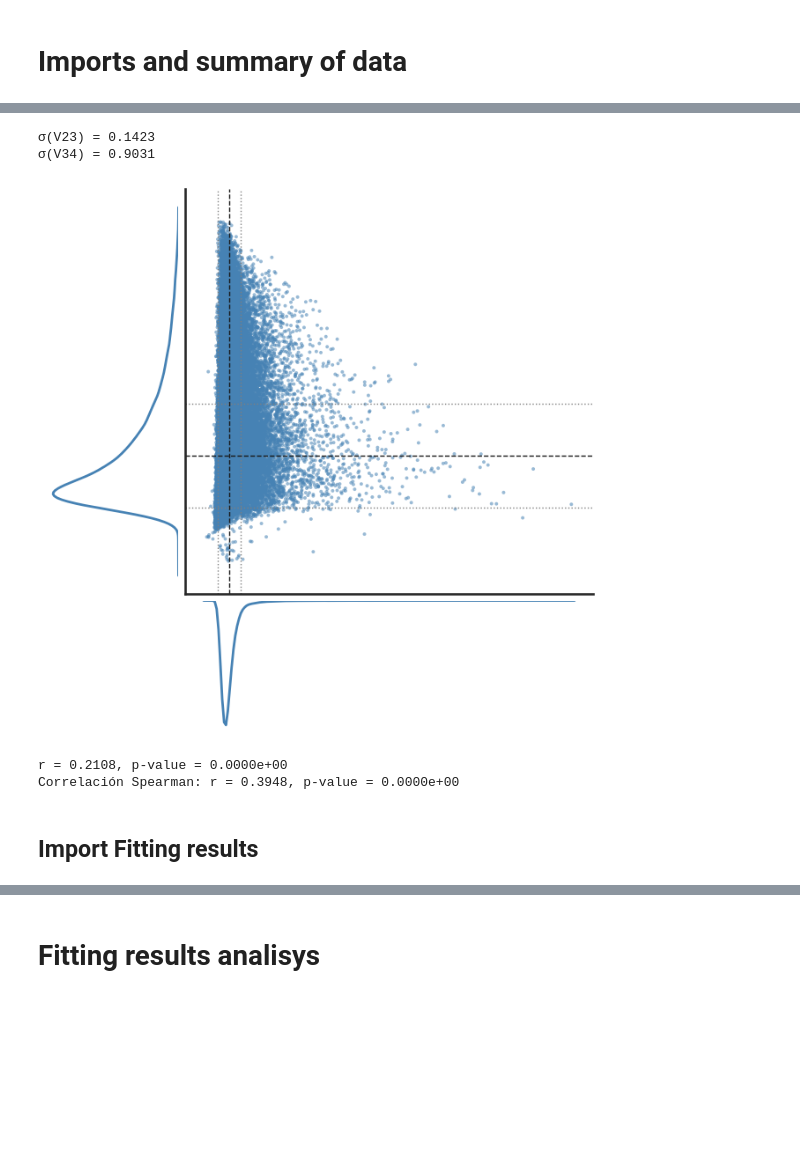
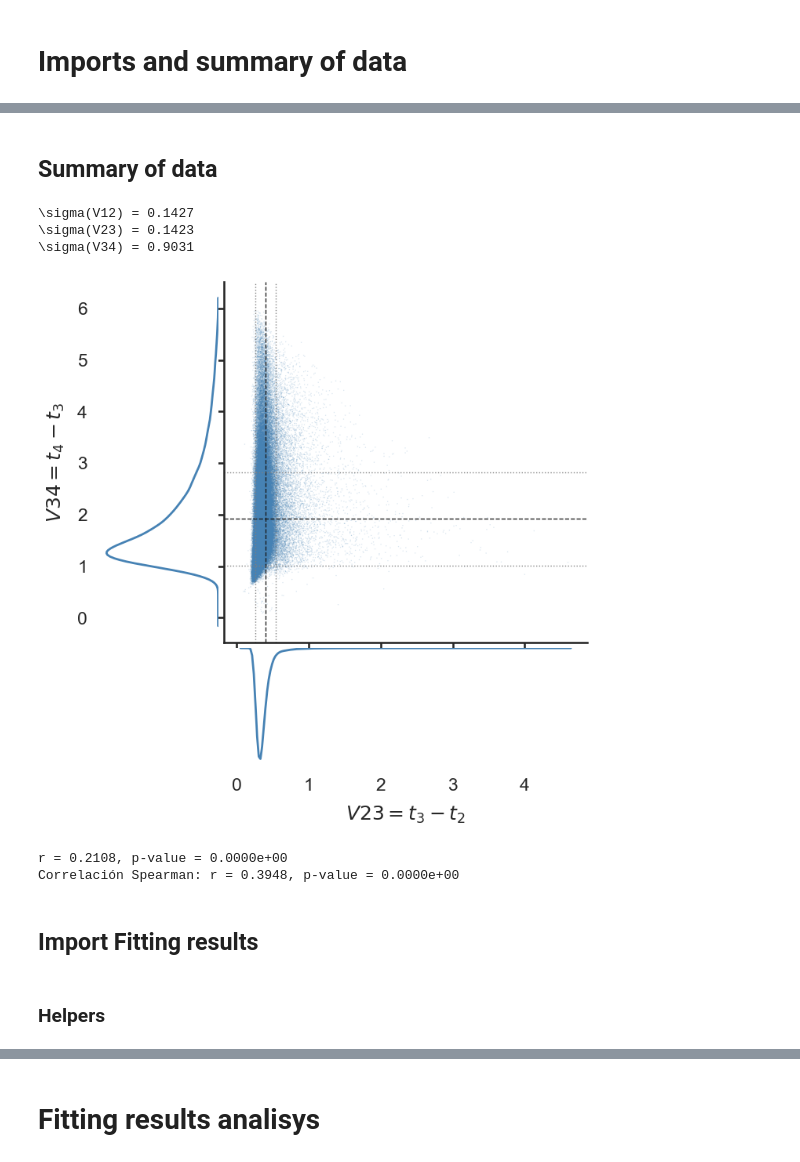
Before and after one commit to javirm3/TFG, a Jupyter notebook: simulations/code/fitting/fitting_plots_final.ipynb, the cells around one changed output, grey strips where cells are left out. Drawn from its saved outputs; the diff is of its cells as text; code cells hidden in the pictures; blank space fills up the shorter version.

```diff
--- a/simulations/code/fitting/fitting_plots_final.ipynb
+++ b/simulations/code/fitting/fitting_plots_final.ipynb
@@ -109,87 +65,75 @@ Name: timepoint_4, dtype: float64
+# %% [markdown]
+## Summary of data
 # %%
-from matplotlib.gridspec import GridSpec
-
-# --- Calcular diferencias ---
 df['V12'] = df['timepoint_2'] - df['timepoint_1']
 df['V23'] = df['timepoint_3'] - df['timepoint_2']
 df['V34'] = df['timepoint_4'] - df['timepoint_3']
 
-# --- Asegurar datos numéricos y limpiar ---
-df2 = df[['V23', 'V34']].copy()
-df2['V23'] = pd.to_numeric(df2['V23'], errors='coerce')
-df2['V34'] = pd.to_numeric(df2['V34'], errors='coerce')
-df2 = df2.replace([np.inf, -np.inf], np.nan).dropna()
 
-# --- Estadísticos ---
-m_v12, m_v34 = df2['V23'].mean(), df2['V34'].mean()
-sigma_v12, sigma_v34 = df2['V23'].std(ddof=1), df2['V34'].std(ddof=1)
-print(f"σ(V23) = {sigma_v12:.4f}")
-print(f"σ(V34) = {sigma_v34:.4f}")
+m_v12, m_v23, m_v34 = df['V12'].mean(), df['V23'].mean(), df['V34'].mean()
+sigma_v12, sigma_v23, sigma_v34 = df['V12'].std(ddof=1), df['V23'].std(ddof=1), df['V34'].std(ddof=1)
+print(f"\sigma(V12) = {sigma_v12:.4f}")
+print(f"\sigma(V23) = {sigma_v23:.4f}")
+print(f"\sigma(V34) = {sigma_v34:.4f}")
 
-# --- Layout base ---
+
+var1 = "V23"
+var2 = "V34"
+
 sns.set(style="white", context="talk")
 fig = plt.figure(figsize=(8, 8))
 gs = GridSpec(4, 4, figure=fig, hspace=0.05, wspace=0.05)
 
 ax_joint = fig.add_subplot(gs[0:3, 1:4])
 ax_xmarg = fig.add_subplot(gs[3, 1:4], sharex=ax_joint)
 ax_ymarg = fig.add_subplot(gs[0:3, 0], sharey=ax_joint)
 
-# --- Scatter central ---
-sns.scatterplot( data=df2, x='V23', y='V34', s=8, alpha=0.55, edgecolor='none', ax=ax_joint, color='steelblue')
+sns.scatterplot(data=df, x=var1, y=var2, s=1, alpha=0.2, edgecolor='none', ax=ax_joint, color='steelblue')
 
-# Líneas de media y ±σ
 ax_joint.axvline(m_v12, ls='--', lw=1, color='k')
 ax_joint.axhline(m_v34, ls='--', lw=1, color='k')
 ax_joint.axvline(m_v12 + sigma_v12, ls=':', lw=1, color='gray')
 ax_joint.axvline(m_v12 - sigma_v12, ls=':', lw=1, color='gray')
 ax_joint.axhline(m_v34 + sigma_v34, ls=':', lw=1, color='gray')
 ax_joint.axhline(m_v34 - sigma_v34, ls=':', lw=1, color='gray')
 
-# --- Marginales solo KDE, pegadas e invertidas ---
-sns.kdeplot(x=df2['V23'], ax=ax_xmarg, lw=2, color='steelblue', fill=False)
-sns.kdeplot(y=df2['V34'], ax=ax_ymarg, lw=2, color='steelblue', fill=False)
+
+sns.kdeplot(x=df[var1], ax=ax_xmarg, lw=2, color='steelblue', fill=False)
+sns.kdeplot(y=df[var2], ax=ax_ymarg, lw=2, color='steelblue', fill=False)
 ax_xmarg.invert_yaxis()
 ax_ymarg.invert_xaxis()
 
-# --- Estilo limpio sin ejes ni ticks externos ---
+ax_xmarg.set_yticks([])
+ax_xmarg.set_ylabel('')
+ax_ymarg.set_xticks([])
+ax_ymarg.set_xlabel('')
 for ax in [ax_xmarg, ax_ymarg]:
-    ax.set_xticks([]); ax.set_yticks([])
-    ax.set_xlabel(''); ax.set_ylabel('')
     sns.despine(ax=ax, left=True, bottom=True)
 
-# Quitar números del joint excepto etiquetas
-ax_joint.tick_params(left=False, bottom=False, labelleft=False, labelbottom=False)
+ax_xmarg.set_xlabel(f"${var1} = t_{var1[-1]}-t_{var1[-2]}$", labelpad=10)
+ax_ymarg.set_ylabel(f"${var2} = t_{var2[-1]}-t_{var2[-2]}$", labelpad=10)
 
-# --- Etiquetas principales ---
-ax_joint.set_xlabel("V12 = t₂ - t₁", labelpad=10)
-ax_joint.set_ylabel("V34 = t₄ - t₃", labelpad=10)
-# --- Etiquetas principales (asegura que se vean) ---
-ax_joint.set_xlabel("V12 = t₂ − t₁", labelpad=10)
-ax_joint.set_ylabel("V34 = t₄ − t₃", labelpad=10)
-
-# Si quieres ocultar solo los números (ticks) pero mantener las etiquetas de ejes:
-ax_joint.tick_params(left=False, bottom=False, labelleft=False, labelbottom=False)
 ax_joint.xaxis.set_label_position('bottom')
 ax_joint.yaxis.set_label_position('left')
 
+ax_joint.tick_params(axis='both', which='both', bottom=True, left=True,labelbottom=True, labelleft=True )
+
 sns.despine(ax=ax_joint)
-plt.tight_layout()
 plt.show()
 
-from scipy.stats import pearsonr
 
-r, pval = pearsonr(df2['V23'], df2['V34'])
+r, pval = pearsonr(df[var1], df[var2])
 print(f"r = {r:.4f}, p-value = {pval:.4e}")
-from scipy.stats import spearmanr
-
-r_s, p_s = spearmanr(df2['V23'], df2['V34'])
+r_s, p_s = spearmanr(df[var1], df[var2])
 print(f"Correlación Spearman: r = {r_s:.4f}, p-value = {p_s:.4e}")
 # %% [output]
-σ(V23) = 0.1423
-σ(V34) = 0.9031
+\sigma(V12) = 0.1427
+\sigma(V23) = 0.1423
+\sigma(V34) = 0.9031
-[figure, old version]
+[figure, new version]
 r = 0.2108, p-value = 0.0000e+00
 Correlación Spearman: r = 0.3948, p-value = 0.0000e+00
 # %% [markdown]
 ## Import Fitting results
+# %% [markdown]
+### Helpers
```
Also changed, not shown: parts of 44 cells of this notebook, 3 other files.
